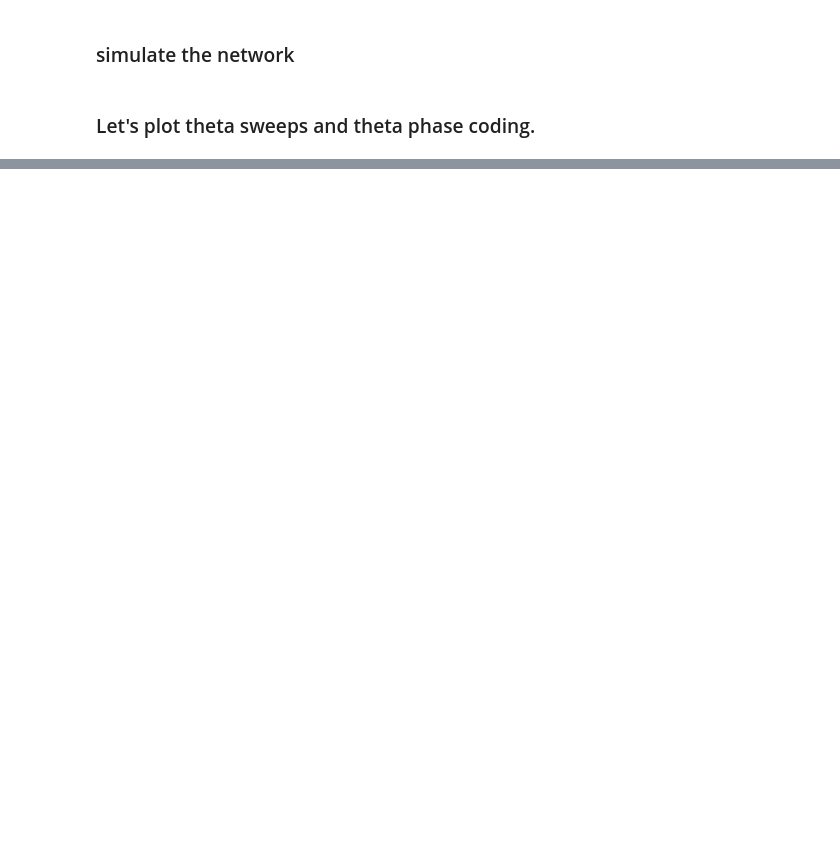
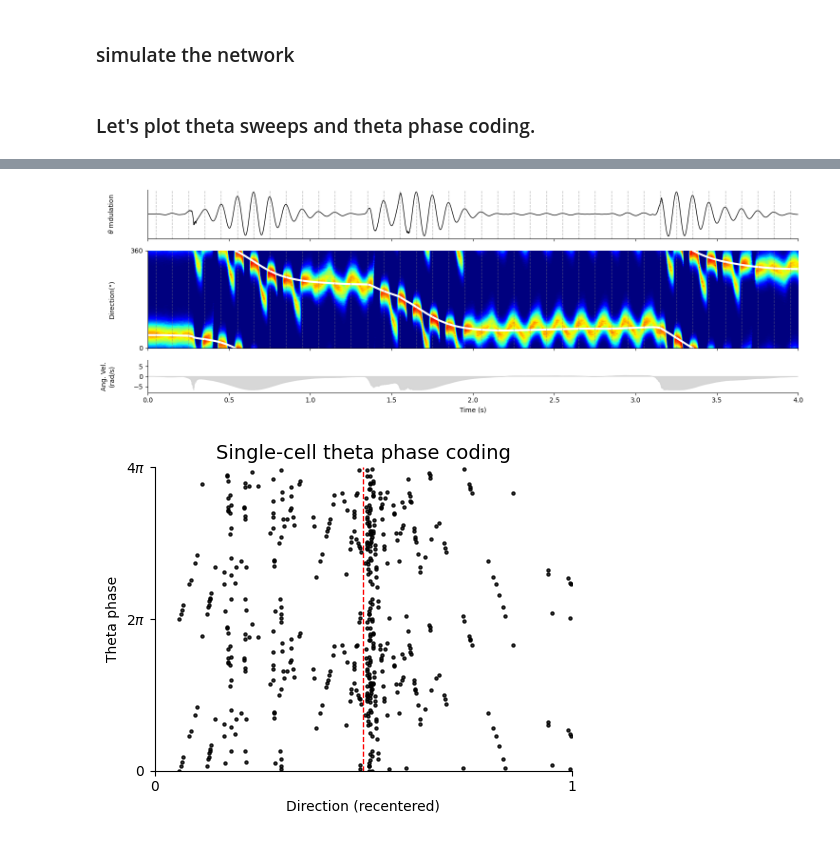
Before and after one commit to ZilongJi/ThetaSweepModelling, a Jupyter notebook: notebooks/thetasweep_HD.ipynb, the cells around one changed output, grey strips where cells are left out. Drawn from its saved outputs; the diff is of its cells as text; code cells hidden in the pictures; blank space fills up the shorter version.

```diff
--- a/notebooks/thetasweep_HD.ipynb
+++ b/notebooks/thetasweep_HD.ipynb
@@ -305,0 +480,72 @@ plt.tight_layout()
+# %%
+params = DCParams(adaptation_strength=25, conn_noise=0)
+dc_net = DCNet(cell_num=100, params=params)
+
+velocity_gains = np.abs(ang_velocity)/np.max(np.abs(ang_velocity))
+
+# simulate the DC network
+internal_direction, net_activity, theta_phase, theta_modulation = simulate_dcnet(
+    dc_net, direction, velocity_gains, theta_strength=1, theta_cycle_len=100
+)
+
+internal_direction = np.array(internal_direction)
+net_activity = np.array(net_activity)
+theta_phase = np.array(theta_phase)
+theta_modulation = np.array(theta_modulation)
+
+time_steps = np.array(Ag.history["t"])
+
+fig, axes = plt.subplots(
+    3,
+    1,
+    figsize=(15, 5),
+    sharex=True,
+    constrained_layout=True,
+    gridspec_kw={"height_ratios": [1.5, 3, 1]},
+    dpi=100,
+)
+
+ax = axes[0]
+ax = plotting.plot_theta_modulation(ax, time_steps, theta_phase, theta_modulation, add_lines=True, atol=5e-2)
+
+ax = axes[1]
+ax = plotting.plot_population_activity(ax, time_steps, theta_phase, net_activity, direction, add_lines=True, atol=5e-2)
+
+ax = axes[2]
+ax = plotting.plot_angular_velocity(ax, time_steps, ang_velocity)
+
+
+for ax in axes:
+    sns.despine(ax=ax)
+    #align ylabels vertically
+    ax.yaxis.set_label_coords(-0.05, 0.5)  # Shift labels left (adjust as needed)
+    #labelsize as 14
+    ax.tick_params(axis='both', which='major', labelsize=10)
+    #labelsize as 14
+    ax.yaxis.label.set_size(10)
+    ax.xaxis.label.set_size(10)
+    ax.set_xlim(0,4)
+
+plt.tight_layout()
+
+cell_num = dc_net.cell_num
+#-------------------------------------------------------------------------------------------
+
+fig, ax = plt.subplots(1, 1, figsize=(5, 4), dpi=100)
+
+# ax = plot_phaseprecession(ax, 10, bump_activity_downsampled, Actual_pos, theta_phase)
+
+cell_index = 80
+
+cell_activity = net_activity[:, cell_index]
+
+plotting.plot_phase_coding(ax, cell_activity, direction, theta_phase, cell_index, cell_num)
+
+sns.despine(ax=ax)
+
+ax.tick_params(axis='both', which='major', labelsize=10)
+ax.yaxis.label.set_size(10)
+ax.xaxis.label.set_size(10)
+
+plt.tight_layout()
+# %% [output]
@@ -305,0 +553,2 @@ plt.tight_layout()
+[figure, added]
+[figure, added]
```
Also changed, not shown: parts of 11 cells of this notebook, 3 other files.
